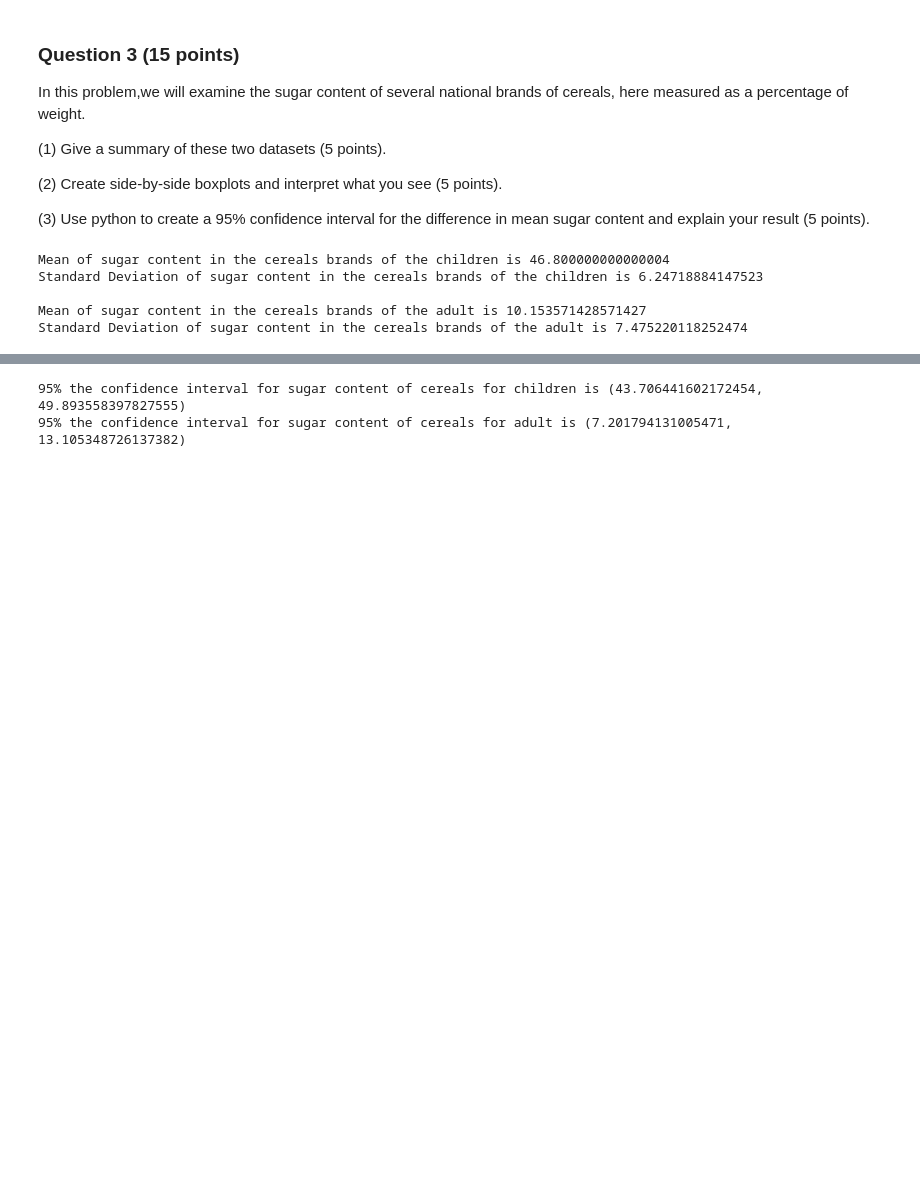
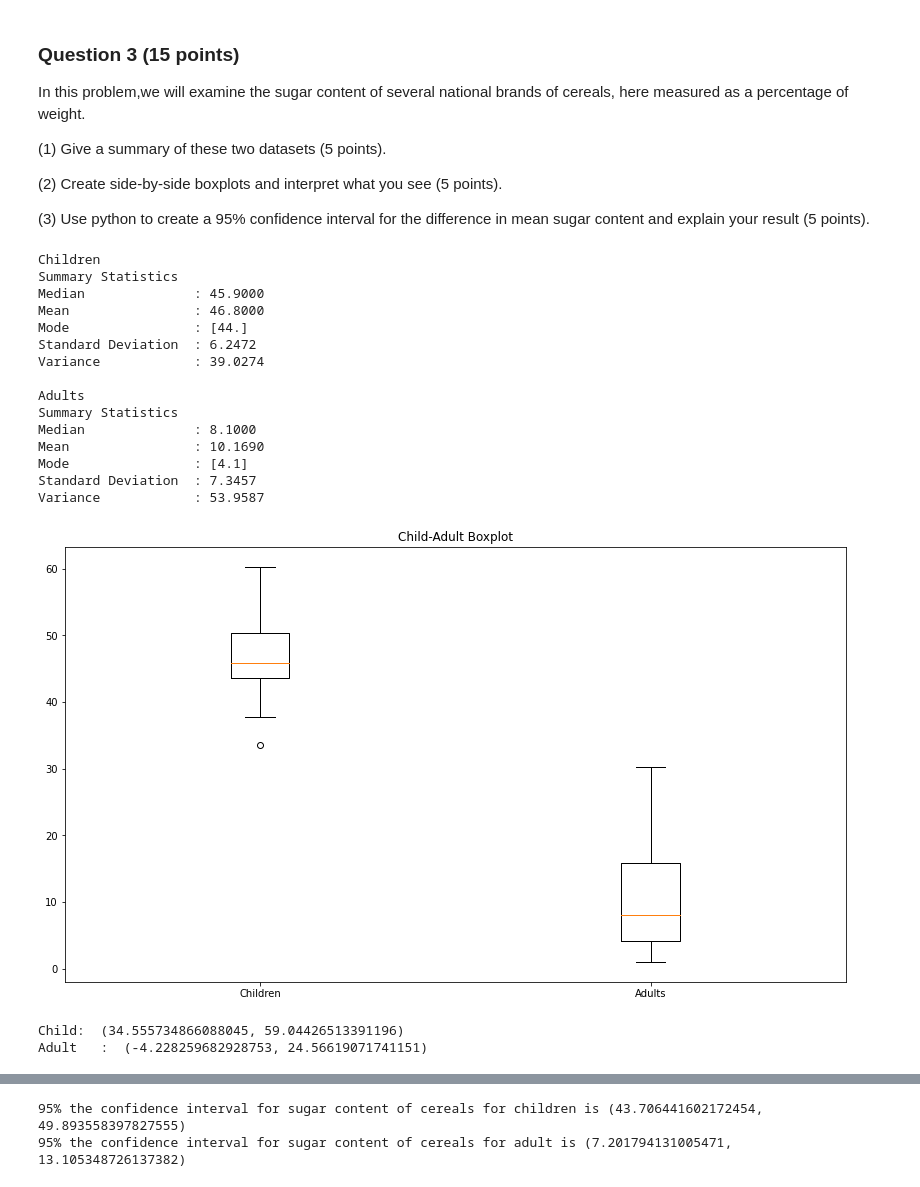
Before and after one commit to Aranagut/Tejaswini_INFO5502_Spring2022, a Jupyter notebook: lab_assignment_09.ipynb, the cells around one changed output, grey strips where cells are left out. Drawn from its saved outputs; the diff is of its cells as text; code cells hidden in the pictures; blank space fills up the shorter version.

```diff
--- a/lab_assignment_09.ipynb
+++ b/lab_assignment_09.ipynb
@@ -118,34 +121,58 @@ In this problem,we will examine the sugar content of several national brands of
 
 (3) Use python to create a 95% confidence interval for the difference in mean sugar content and explain your result (5 points).
 # %%
-# 1)
+# You answer here
+
 
 import numpy as np
-import warnings
-warnings.filterwarnings('ignore')
-import pandas as pd
 import matplotlib.pyplot as plt
-import statsmodels.stats.api as sms
+from scipy import stats
 
+children_df = np.array([40.3, 55.0, 45.7, 43.3, 50.3, 45.9, 53.5, 43.0, 44.2, 44.0, 33.6, 55.1, 48.8,
+                     50.4, 37.8, 60.3, 46.6, 47.4, 44.0])
+adults_df = np.array([20.0, 30.2, 2.2, 7.5, 4.4, 22.2, 16.6, 14.5, 21.4, 3.3, 10.0, 1.0, 4.4, 1.3, 8.1,
+                  6.6, 7.8, 10.6, 10.6, 16.2, 14.5, 4.1, 15.8, 4.1, 2.4, 3.5, 8.5, 4.7, 18.4])
 
-children = [40.3, 55.0, 45.7, 43.3, 50.3, 45.9, 53.5, 43.0, 44.2, 44.0, 33.6, 55.1, 48.8,
-            50.4, 37.8, 60.3, 46.6, 47.4, 44.0]
+def summary_statistics(data):
+    mean, median, mode, std, var = np.mean(data), np.median(data), stats.mode(data)[0], np.std(data), np.var(data)
+    print("Summary Statistics")
+    print(f"Median              : {median:.4f}")
+    print(f"Mean                : {mean:.4f}")
+    print(f"Mode                : {mode}")
+    print(f"Standard Deviation  : {std:.4f}")
+    print(f"Variance            : {var:.4f}")
 
-adult = [20.0, 30.2, 2.2, 7.5, 4.4, 22.2, 16.6, 14.5, 21.4, 3.3, 10.0, 1.0, 4.4, 1.3, 8.1, 6.6, 7.8, 10.6, 16.2, 14.5,
-        4.1, 15.8, 4.1, 2.4, 3.5, 8.5, 4.7, 18.4]
+print("Children")
+summary_statistics(children)
 
-print("Mean of sugar content in the cereals brands of the children is", np.mean(children))
+print("\nAdults")
+summary_statistics(adults)
 
-print("Standard Deviation of sugar content in the cereals brands of the children is", np.std(children))
+plt.figure(figsize = (14, 8))
+plt.boxplot([children, adults], positions = [1, 2], labels = ['Children', 'Adults'])
+plt.title('Child-Adult Boxplot')
+plt.show()
 
-print()
-
-print("Mean of sugar content in the cereals brands of the adult is", np.mean(adult))
-
-print("Standard Deviation of sugar content in the cereals brands of the adult is", np.std(adult))
+children95 = stats.norm.interval(0.95, np.mean(children_df), np.std(children_df))
+adults95 = stats.norm.interval(0.95, np.mean(adults_df), np.std(adults_df))
+print(f"Child:  {children95}")
+print(f"Adult   :  {adults95}")
 # %% [output]
-Mean of sugar content in the cereals brands of the children is 46.800000000000004
-Standard Deviation of sugar content in the cereals brands of the children is 6.24718884147523
+Children
+Summary Statistics
+Median              : 45.9000
+Mean                : 46.8000
+Mode                : [44.]
+Standard Deviation  : 6.2472
+Variance            : 39.0274
 
-Mean of sugar content in the cereals brands of the adult is 10.153571428571427
-Standard Deviation of sugar content in the cereals brands of the adult is 7.475220118252474
+Adults
+Summary Statistics
+Median              : 8.1000
+Mean                : 10.1690
+Mode                : [4.1]
+Standard Deviation  : 7.3457
+Variance            : 53.9587
+[figure, added]
+Child:  (34.555734866088045, 59.04426513391196)
+Adult   :  (-4.228259682928753, 24.56619071741151)
```
Also changed, not shown: parts of 15 cells of this notebook.
